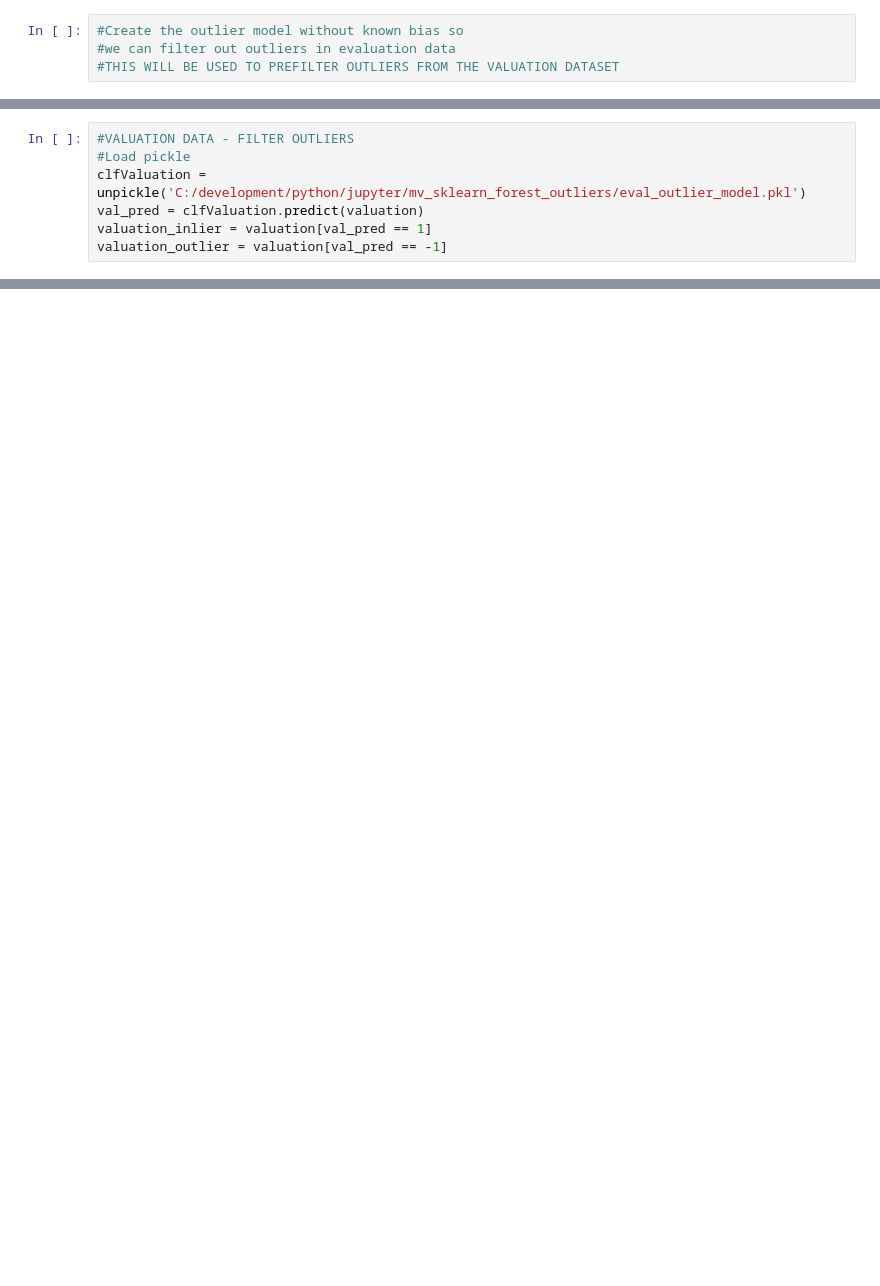
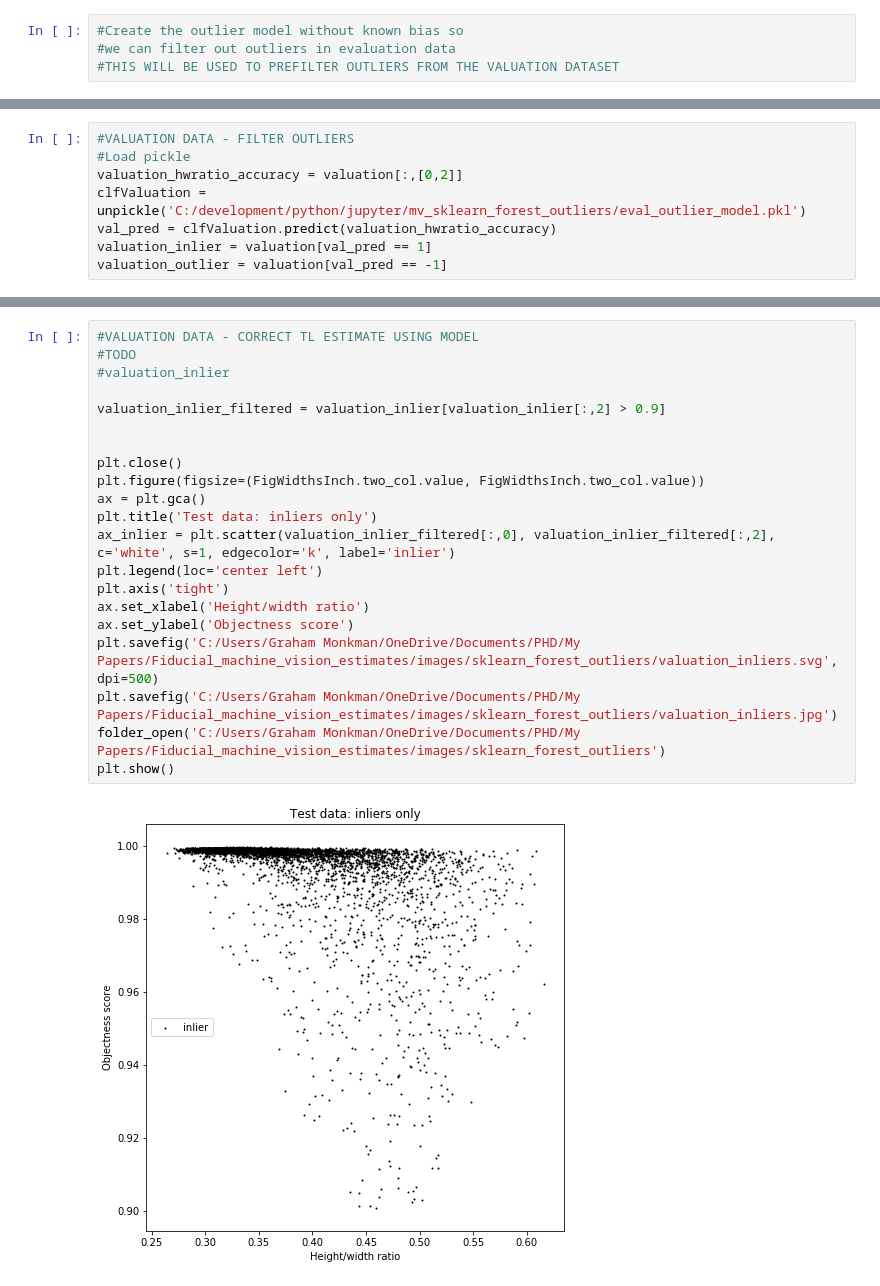
Before and after one commit to gmonkman/python, a Jupyter notebook: jupyter/mv_sklearn_forest_outliers.ipynb, the cells around one changed output, grey strips where cells are left out. Saved outputs shown, nothing was run; the diff lists cells and outputs as text; blank space fills up the shorter version.

```diff
--- a/jupyter/mv_sklearn_forest_outliers.ipynb
+++ b/jupyter/mv_sklearn_forest_outliers.ipynb
@@ -147,7 +182,8 @@ clf.predict(outlier)
 # %%
 #VALUATION DATA - FILTER OUTLIERS
 #Load pickle
+valuation_hwratio_accuracy = valuation[:,[0,2]]
 clfValuation = unpickle('C:/development/python/jupyter/mv_sklearn_forest_outliers/eval_outlier_model.pkl')
-val_pred = clfValuation.predict(valuation)
+val_pred = clfValuation.predict(valuation_hwratio_accuracy)
 valuation_inlier = valuation[val_pred == 1]
 valuation_outlier = valuation[val_pred == -1]
@@ -156,0 +195,23 @@ valuation_outlier = valuation[val_pred == -1]
+# %%
+#VALUATION DATA - CORRECT TL ESTIMATE USING MODEL
+#TODO
+#valuation_inlier
+
+valuation_inlier_filtered = valuation_inlier[valuation_inlier[:,2] > 0.9]
+
+
+plt.close()
+plt.figure(figsize=(FigWidthsInch.two_col.value, FigWidthsInch.two_col.value))
+ax = plt.gca()
+plt.title('Test data: inliers only')
+ax_inlier = plt.scatter(valuation_inlier_filtered[:,0], valuation_inlier_filtered[:,2], c='white', s=1, edgecolor='k', label='inlier')
+plt.legend(loc='center left')
+plt.axis('tight')
+ax.set_xlabel('Height/width ratio')
+ax.set_ylabel('Objectness score')
+plt.savefig('C:/Users/Graham Monkman/OneDrive/Documents/PHD/My Papers/Fiducial_machine_vision_estimates/images/sklearn_forest_outliers/valuation_inliers.svg', dpi=500)
+plt.savefig('C:/Users/Graham Monkman/OneDrive/Documents/PHD/My Papers/Fiducial_machine_vision_estimates/images/sklearn_forest_outliers/valuation_inliers.jpg')
+folder_open('C:/Users/Graham Monkman/OneDrive/Documents/PHD/My Papers/Fiducial_machine_vision_estimates/images/sklearn_forest_outliers')
+plt.show()
+# %% [output]
+[figure, added]
```
Also changed, not shown: parts of 24 cells of this notebook, 7 other files.
